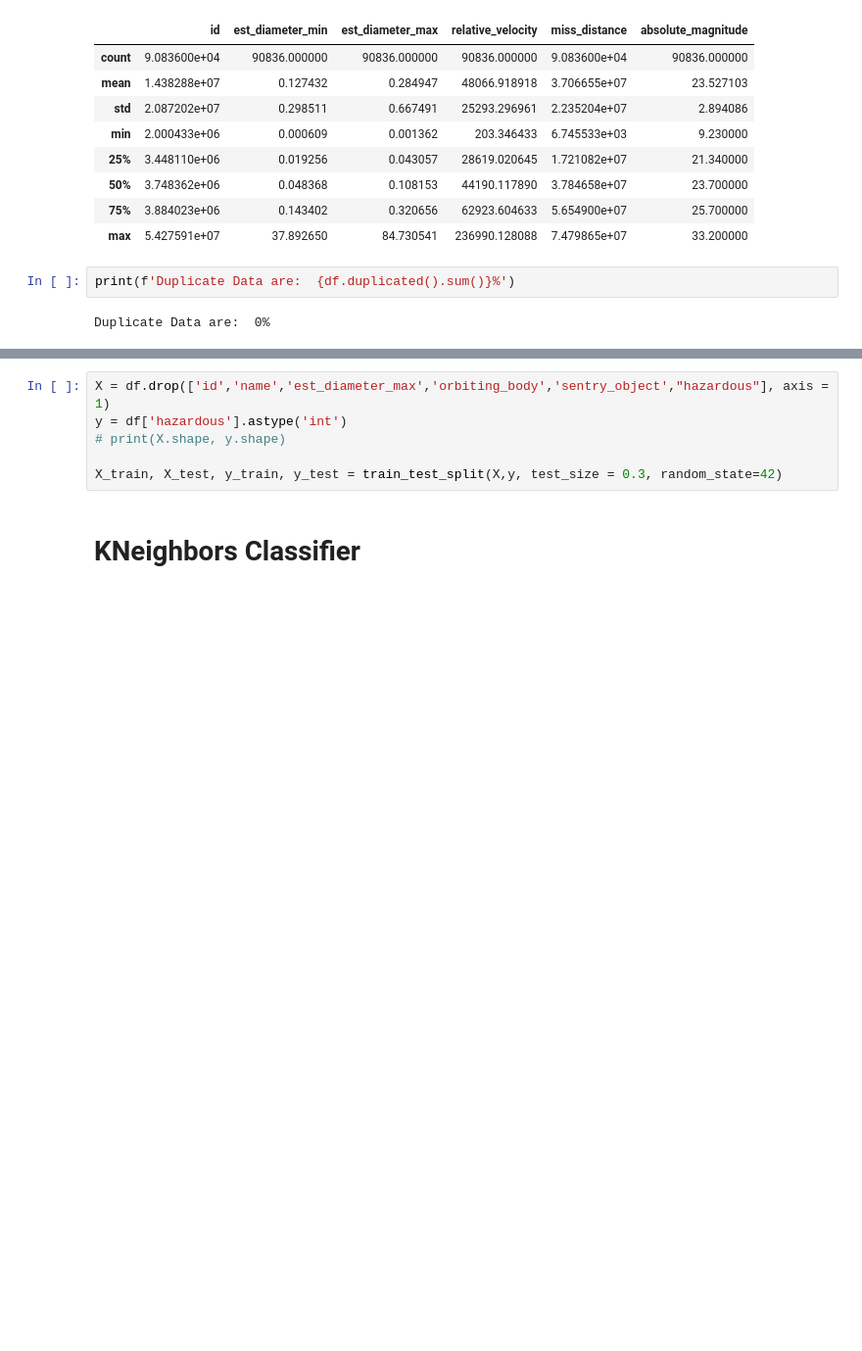
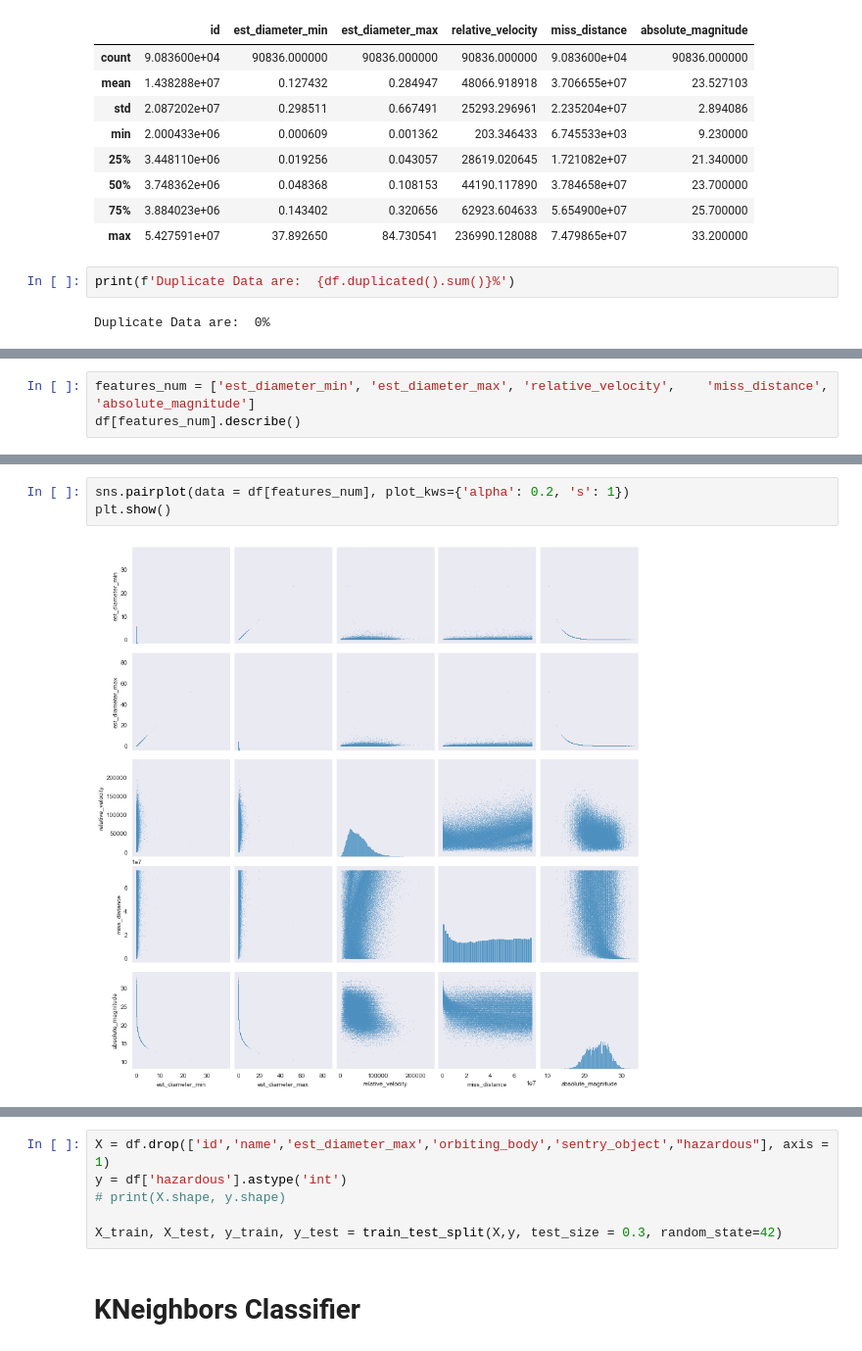
Before and after one commit to Sannan-Uzair/Nasa-Earth-Object-, a Jupyter notebook: detection.ipynb, the cells around one changed output, grey strips where cells are left out. Shown at 98% size. Saved outputs shown, nothing was run; the diff lists cells and outputs as text; blank space fills up the shorter version.

```diff
--- a/detection.ipynb
+++ b/detection.ipynb
@@ -94,0 +95,3 @@ plt.show()
+# %%
+features_num = ['est_diameter_min',	'est_diameter_max',	'relative_velocity',	'miss_distance',	'absolute_magnitude']
+df[features_num].describe()
@@ -94,0 +108,5 @@ plt.show()
+# %%
+sns.pairplot(data = df[features_num], plot_kws={'alpha': 0.2, 's': 1})
+plt.show()
+# %% [output]
+[figure, added]
```
Also changed, not shown: parts of 37 cells of this notebook.
